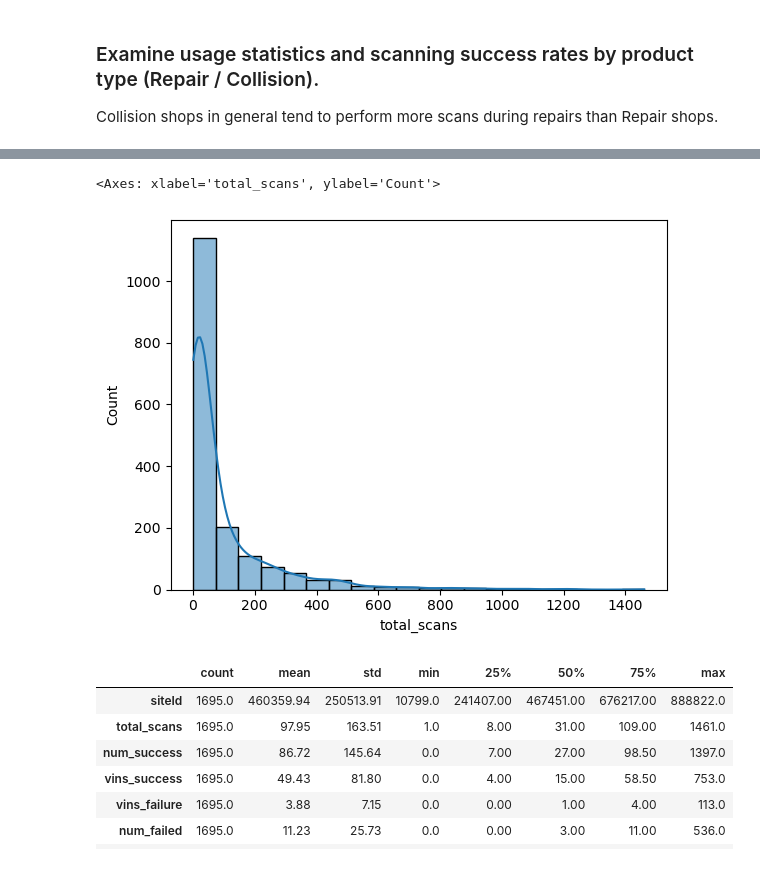
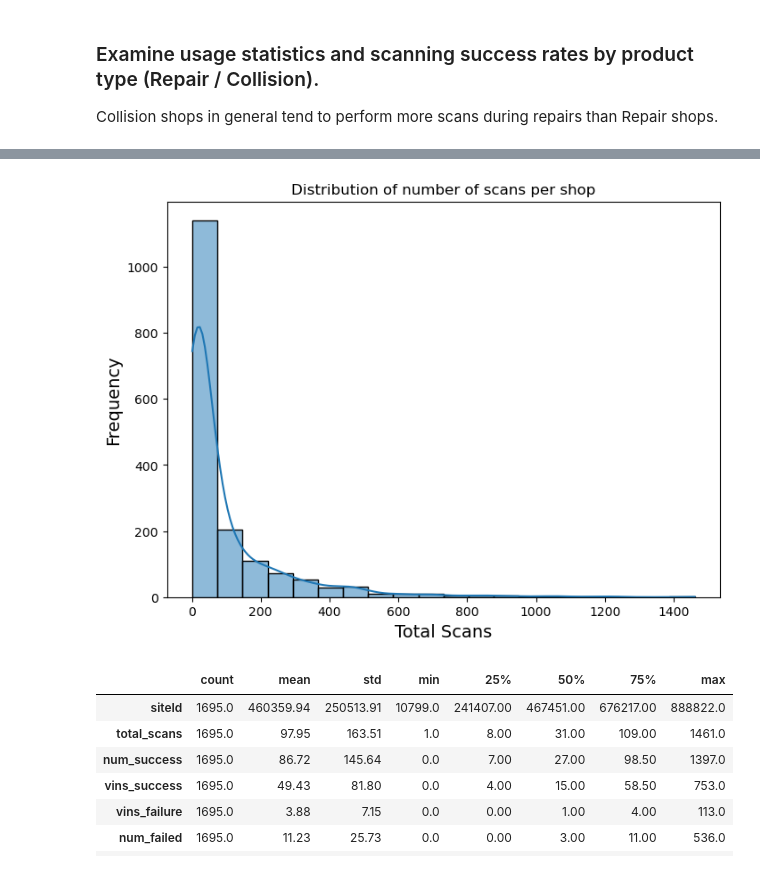
Before and after one commit to mnazers734/pcmlai_capstone, a Jupyter notebook: Notebooks/diag_usage_eda.ipynb, the cells around one changed output, grey strips where cells are left out. Drawn from its saved outputs; the diff is of its cells as text; code cells hidden in the pictures.

```diff
--- a/Notebooks/diag_usage_eda.ipynb
+++ b/Notebooks/diag_usage_eda.ipynb
@@ -321,9 +321,14 @@ Number of unique siteIds: 1695
 # %%
-#look at the distribution of number of scans by siteId
+plt.figure(figsize=(8, 6))
 sns.histplot(shops_df['total_scans'], kde=True, bins=20)
+plt.title("Distribution of number of scans per shop", fontsize=12)
+#plt.suptitle("Scans per shop", fontsize=12, y=0.95)
+plt.xlabel("Total Scans", fontsize=14)
+plt.ylabel("Frequency", fontsize=14)
+plt.subplots_adjust(top=0.85)
+plt.show()
 # %% [output]
-<Axes: xlabel='total_scans', ylabel='Count'>
-[figure, old version]
+[figure, new version]
 # %%
 shops_df.describe().round(2).T
 # %% [output]
```
Also changed, not shown: parts of 12 cells of this notebook, 10 other files.
